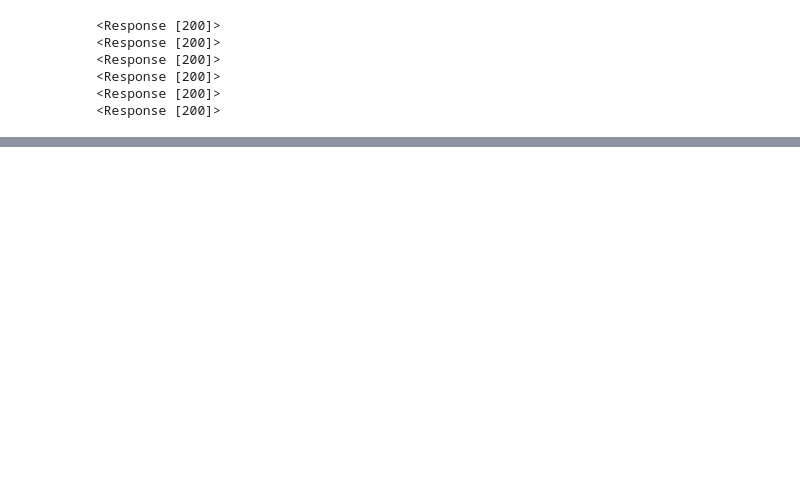
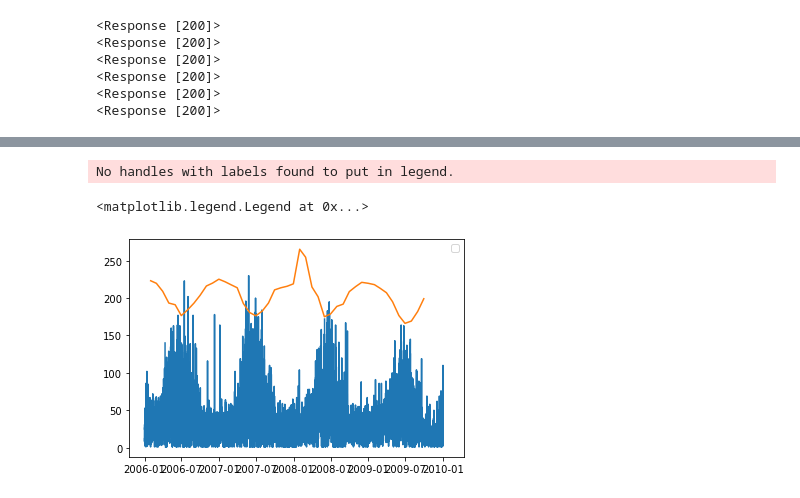
Before and after one commit to chathull/smogcasting, a Jupyter notebook: smogcasting.ipynb, the cells around one changed output, grey strips where cells are left out. Cells and saved outputs as stored; diff of their text form; code cells hidden in the pictures; blank space fills up the shorter version.

```diff
--- a/smogcasting.ipynb
+++ b/smogcasting.ipynb
@@ -158,2 +156,13 @@ df_tot = df_tot.set_index('datetime')
+# %%
+# Sample plots
+t_min='2006-01-01'
+t_max='2010-01-01'
+plt.plot(df_tot['pm2.5'][t_min:t_max],'-')
+plt.plot(df_tot['wdir'][t_min:t_max].resample('M').mean(),'-')
+plt.legend()
+# %% [output]
+No handles with labels found to put in legend.
+<matplotlib.legend.Legend at 0x...>
+[figure, added]
 # %%
 # Sample plots
```
Also changed, not shown: parts of 10 cells of this notebook.
